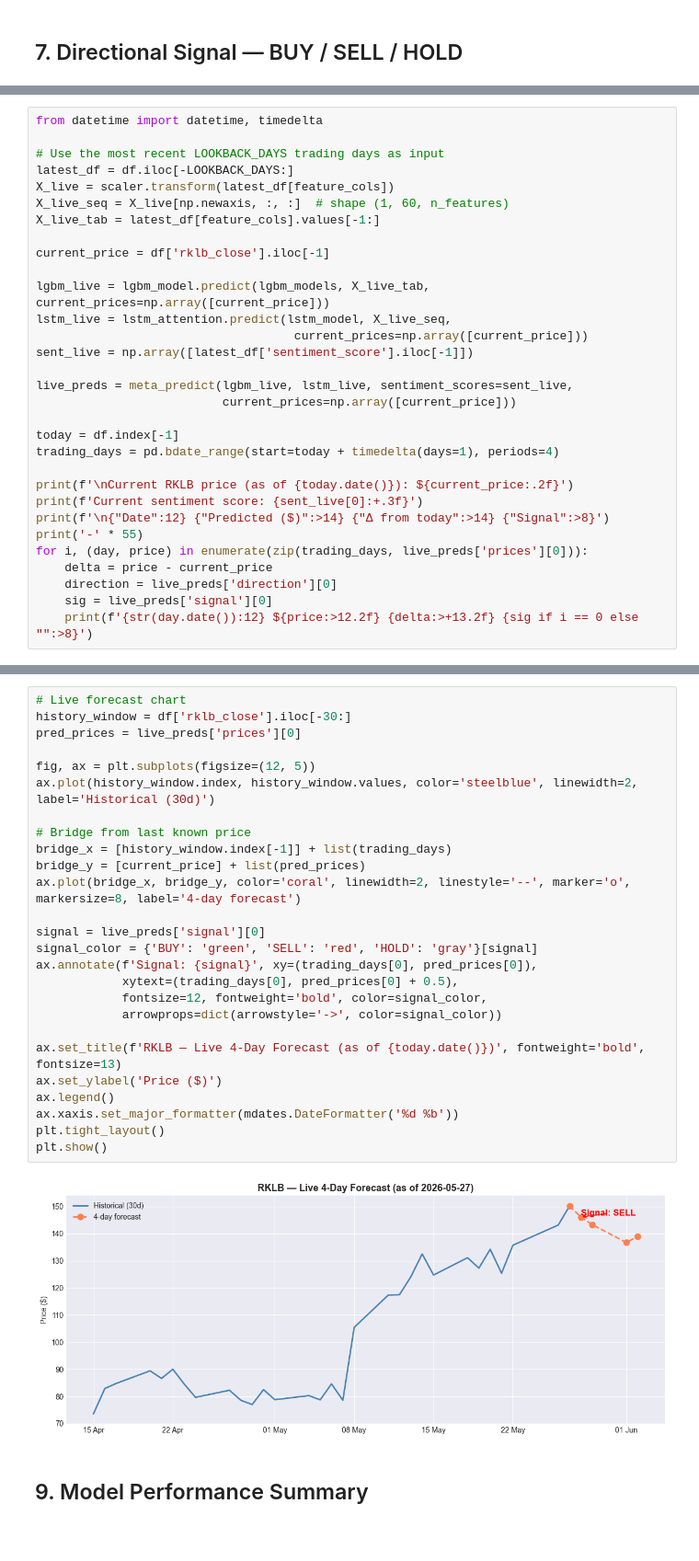
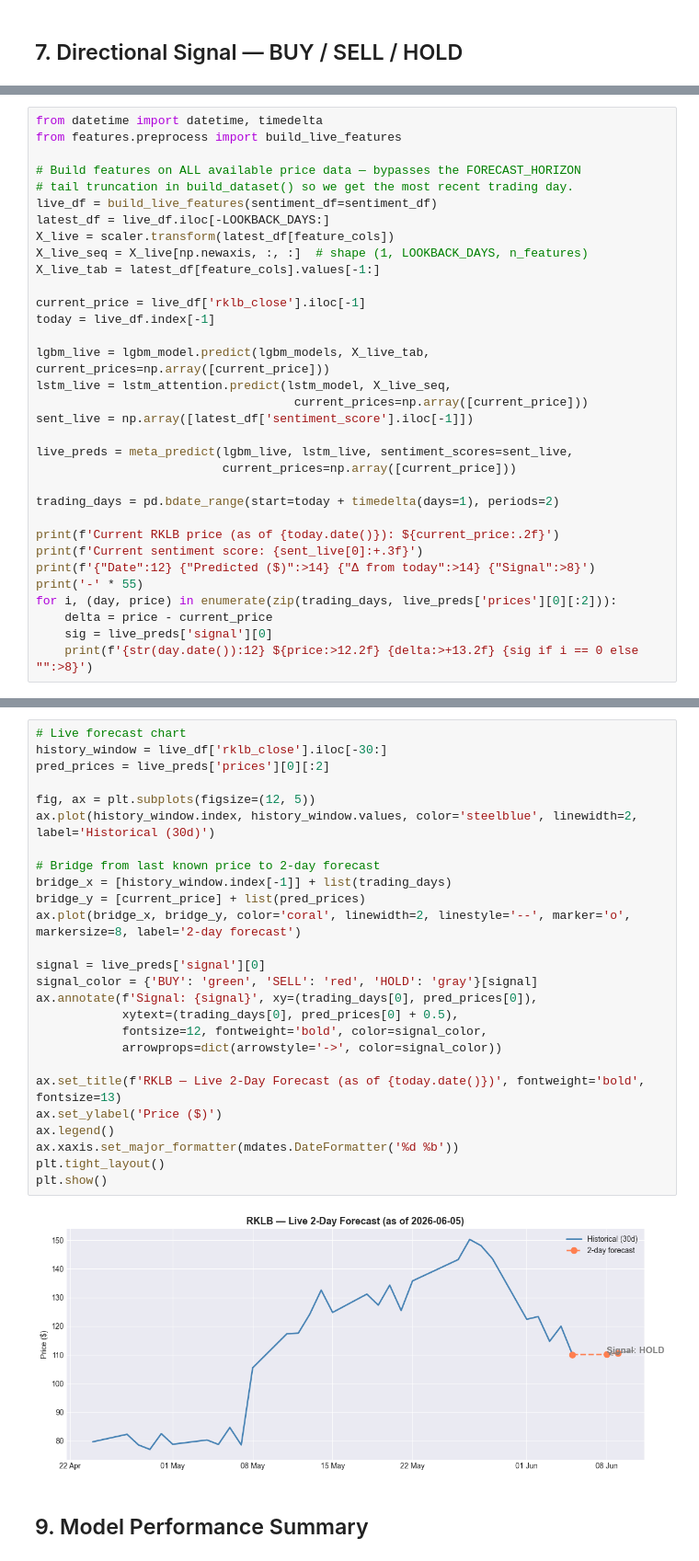
Before and after one commit to rush3508/Rocketlab_Stock_Price, a Jupyter notebook: notebooks/demo.ipynb, the cells around one changed output, grey strips where cells are left out. Shown at 92% size. Saved outputs shown, nothing was run; the diff lists cells and outputs as text; blank space fills up the shorter version.

Commit message:
Modification to preprocess.py to adjust 4 day window to current date. Improvements to readme to reflect findings

```diff
--- a/notebooks/demo.ipynb
+++ b/notebooks/demo.ipynb
@@ -438,13 +438,17 @@ plt.show()
 # %%
 from datetime import datetime, timedelta
+from features.preprocess import build_live_features
 
-# Use the most recent LOOKBACK_DAYS trading days as input
-latest_df = df.iloc[-LOOKBACK_DAYS:]
+# Build features on ALL available price data — bypasses the FORECAST_HORIZON
+# tail truncation in build_dataset() so we get the most recent trading day.
+live_df = build_live_features(sentiment_df=sentiment_df)
+latest_df = live_df.iloc[-LOOKBACK_DAYS:]
 X_live = scaler.transform(latest_df[feature_cols])
-X_live_seq = X_live[np.newaxis, :, :]  # shape (1, 60, n_features)
+X_live_seq = X_live[np.newaxis, :, :]  # shape (1, LOOKBACK_DAYS, n_features)
 X_live_tab = latest_df[feature_cols].values[-1:]
 
-current_price = df['rklb_close'].iloc[-1]
+current_price = live_df['rklb_close'].iloc[-1]
+today = live_df.index[-1]
 
 lgbm_live = lgbm_model.predict(lgbm_models, X_live_tab, current_prices=np.array([current_price]))
 lstm_live = lstm_attention.predict(lstm_model, X_live_seq,
@@ -454,16 +458,14 @@ sent_live = np.array([latest_df['sentiment_score'].iloc[-1]])
 live_preds = meta_predict(lgbm_live, lstm_live, sentiment_scores=sent_live,
                           current_prices=np.array([current_price]))
 
-today = df.index[-1]
-trading_days = pd.bdate_range(start=today + timedelta(days=1), periods=4)
+trading_days = pd.bdate_range(start=today + timedelta(days=1), periods=2)
 
-print(f'\nCurrent RKLB price (as of {today.date()}): ${current_price:.2f}')
+print(f'Current RKLB price (as of {today.date()}): ${current_price:.2f}')
 print(f'Current sentiment score: {sent_live[0]:+.3f}')
-print(f'\n{"Date":12} {"Predicted ($)":>14} {"Δ from today":>14} {"Signal":>8}')
+print(f'{"Date":12} {"Predicted ($)":>14} {"Δ from today":>14} {"Signal":>8}')
 print('-' * 55)
-for i, (day, price) in enumerate(zip(trading_days, live_preds['prices'][0])):
+for i, (day, price) in enumerate(zip(trading_days, live_preds['prices'][0][:2])):
     delta = price - current_price
-    direction = live_preds['direction'][0]
     sig = live_preds['signal'][0]
     print(f'{str(day.date()):12} ${price:>12.2f} {delta:>+13.2f} {sig if i == 0 else "":>8}')
 # %% [output]
@@ -479,31 +478,31 @@ Date          Predicted ($)   Δ from today   Signal
 # %%
 # Live forecast chart
-history_window = df['rklb_close'].iloc[-30:]
-pred_prices = live_preds['prices'][0]
+history_window = live_df['rklb_close'].iloc[-30:]
+pred_prices = live_preds['prices'][0][:2]
 
 fig, ax = plt.subplots(figsize=(12, 5))
 ax.plot(history_window.index, history_window.values, color='steelblue', linewidth=2, label='Historical (30d)')
 
-# Bridge from last known price
+# Bridge from last known price to 2-day forecast
 bridge_x = [history_window.index[-1]] + list(trading_days)
 bridge_y = [current_price] + list(pred_prices)
-ax.plot(bridge_x, bridge_y, color='coral', linewidth=2, linestyle='--', marker='o', markersize=8, label='4-day forecast')
+ax.plot(bridge_x, bridge_y, color='coral', linewidth=2, linestyle='--', marker='o', markersize=8, label='2-day forecast')
 
 signal = live_preds['signal'][0]
 signal_color = {'BUY': 'green', 'SELL': 'red', 'HOLD': 'gray'}[signal]
 ax.annotate(f'Signal: {signal}', xy=(trading_days[0], pred_prices[0]),
             xytext=(trading_days[0], pred_prices[0] + 0.5),
             fontsize=12, fontweight='bold', color=signal_color,
             arrowprops=dict(arrowstyle='->', color=signal_color))
 
-ax.set_title(f'RKLB — Live 4-Day Forecast (as of {today.date()})', fontweight='bold', fontsize=13)
+ax.set_title(f'RKLB — Live 2-Day Forecast (as of {today.date()})', fontweight='bold', fontsize=13)
 ax.set_ylabel('Price ($)')
 ax.legend()
 ax.xaxis.set_major_formatter(mdates.DateFormatter('%d %b'))
 plt.tight_layout()
 plt.show()
 # %% [output]
-[figure, old version]
+[figure, new version]
 # %% [markdown]
 ## 9. Model Performance Summary
 # %%
```
Also changed, not shown: parts of 21 cells of this notebook, 2 other files.
